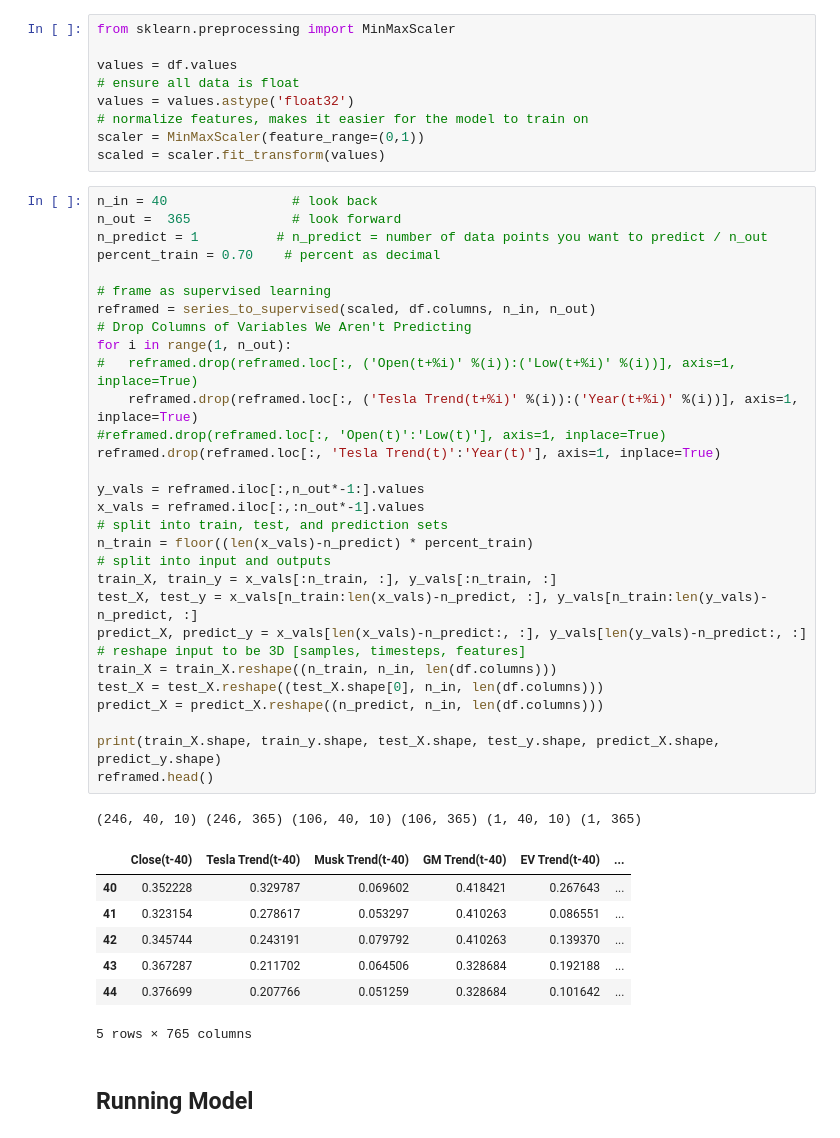
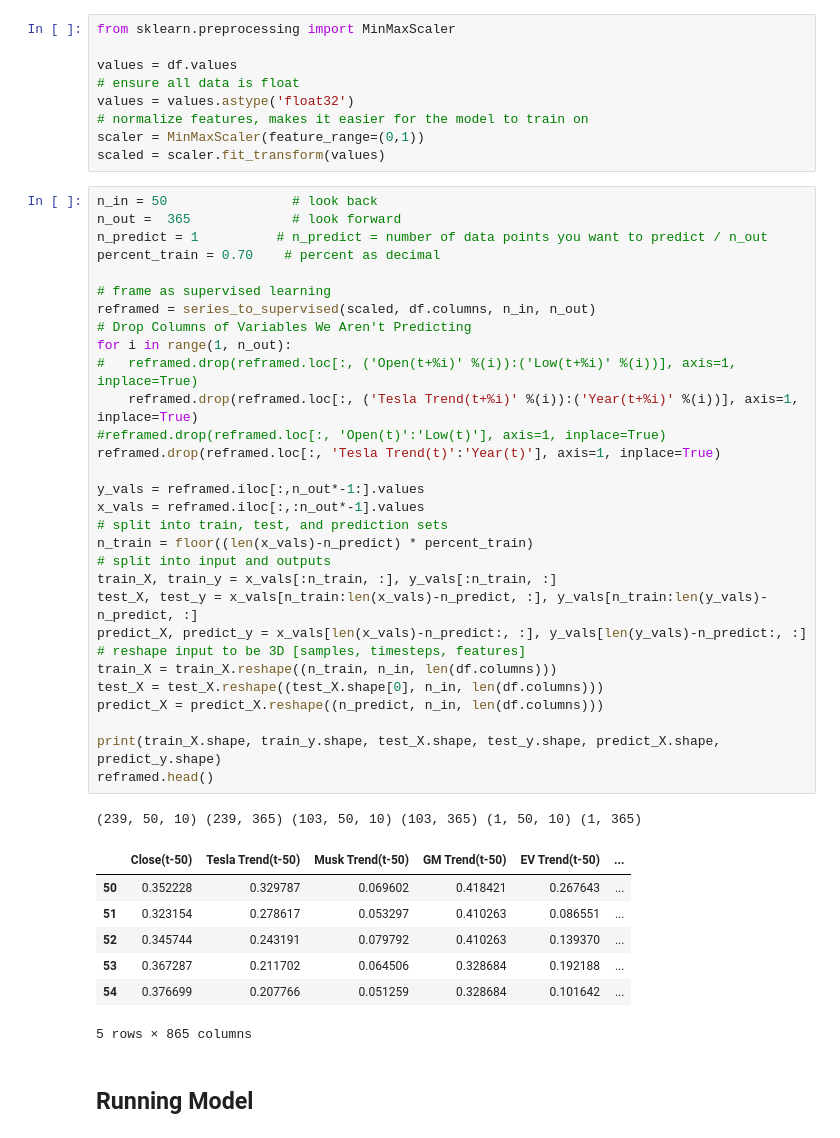
Before and after one commit to TLChilton/Senior_Capstone, a Jupyter notebook: Thomas/LSTMTestBed.ipynb, the cells around one changed output. Drawn from its saved outputs; the diff is of its cells as text.

```diff
--- a/Thomas/LSTMTestBed.ipynb
+++ b/Thomas/LSTMTestBed.ipynb
@@ -139,44 +132,44 @@ values = values.astype('float32')
 scaler = MinMaxScaler(feature_range=(0,1))
 scaled = scaler.fit_transform(values)
 # %%
-n_in = 40                # look back
+n_in = 50                # look back
 n_out =  365             # look forward
 n_predict = 1          # n_predict = number of data points you want to predict / n_out
 percent_train = 0.70    # percent as decimal
 
 # frame as supervised learning
 reframed = series_to_supervised(scaled, df.columns, n_in, n_out)
 # Drop Columns of Variables We Aren't Predicting
 for i in range(1, n_out):
 #   reframed.drop(reframed.loc[:, ('Open(t+%i)' %(i)):('Low(t+%i)' %(i))], axis=1, inplace=True)
     reframed.drop(reframed.loc[:, ('Tesla Trend(t+%i)' %(i)):('Year(t+%i)' %(i))], axis=1, inplace=True)
 #reframed.drop(reframed.loc[:, 'Open(t)':'Low(t)'], axis=1, inplace=True)
 reframed.drop(reframed.loc[:, 'Tesla Trend(t)':'Year(t)'], axis=1, inplace=True)
 
 y_vals = reframed.iloc[:,n_out*-1:].values
 x_vals = reframed.iloc[:,:n_out*-1].values
 # split into train, test, and prediction sets
 n_train = floor((len(x_vals)-n_predict) * percent_train)
 # split into input and outputs
 train_X, train_y = x_vals[:n_train, :], y_vals[:n_train, :]
 test_X, test_y = x_vals[n_train:len(x_vals)-n_predict, :], y_vals[n_train:len(y_vals)-n_predict, :]
 predict_X, predict_y = x_vals[len(x_vals)-n_predict:, :], y_vals[len(y_vals)-n_predict:, :]
 # reshape input to be 3D [samples, timesteps, features]
 train_X = train_X.reshape((n_train, n_in, len(df.columns)))
 test_X = test_X.reshape((test_X.shape[0], n_in, len(df.columns)))
 predict_X = predict_X.reshape((n_predict, n_in, len(df.columns)))
 
 print(train_X.shape, train_y.shape, test_X.shape, test_y.shape, predict_X.shape, predict_y.shape)
 reframed.head()
 # %% [output]
-(246, 40, 10) (246, 365) (106, 40, 10) (106, 365) (1, 40, 10) (1, 365)
+(239, 50, 10) (239, 365) (103, 50, 10) (103, 365) (1, 50, 10) (1, 365)
-|  | Close(t-40) | Tesla Trend(t-40) | Musk Trend(t-40) | GM Trend(t-40) | EV Trend(t-40) | ... |
-| 40 | 0.352228 | 0.329787 | 0.069602 | 0.418421 | 0.267643 | ... |
-| 41 | 0.323154 | 0.278617 | 0.053297 | 0.410263 | 0.086551 | ... |
-| 42 | 0.345744 | 0.243191 | 0.079792 | 0.410263 | 0.139370 | ... |
-| 43 | 0.367287 | 0.211702 | 0.064506 | 0.328684 | 0.192188 | ... |
-| 44 | 0.376699 | 0.207766 | 0.051259 | 0.328684 | 0.101642 | ... |
+|  | Close(t-50) | Tesla Trend(t-50) | Musk Trend(t-50) | GM Trend(t-50) | EV Trend(t-50) | ... |
+| 50 | 0.352228 | 0.329787 | 0.069602 | 0.418421 | 0.267643 | ... |
+| 51 | 0.323154 | 0.278617 | 0.053297 | 0.410263 | 0.086551 | ... |
+| 52 | 0.345744 | 0.243191 | 0.079792 | 0.410263 | 0.139370 | ... |
+| 53 | 0.367287 | 0.211702 | 0.064506 | 0.328684 | 0.192188 | ... |
+| 54 | 0.376699 | 0.207766 | 0.051259 | 0.328684 | 0.101642 | ... |
-5 rows × 765 columns
+5 rows × 865 columns
 # %% [markdown]
 ## Running Model
 # %% [markdown]
```
Also changed, not shown: parts of 8 cells of this notebook.
